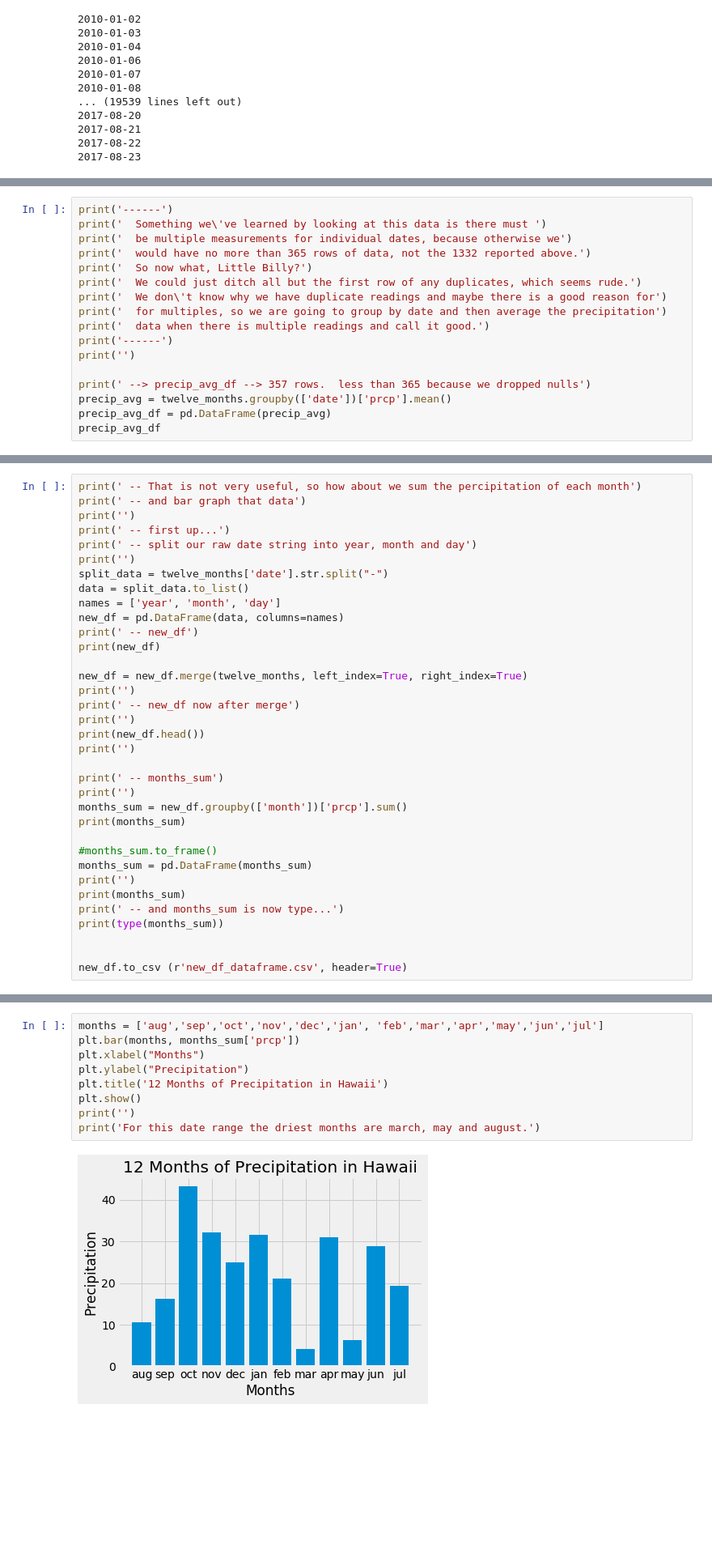
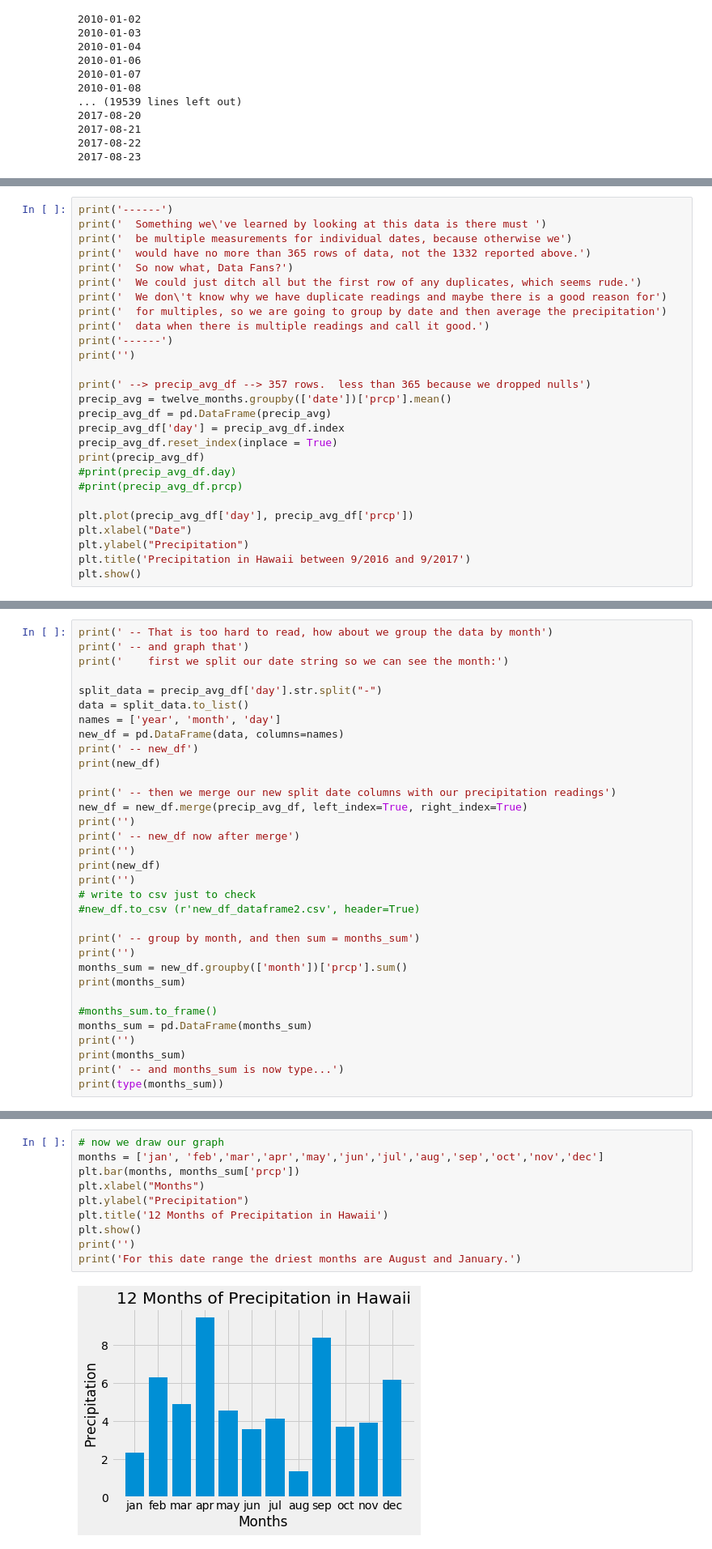
Before and after one commit to stephenbpeters/sqlalchemy-challenge, a Jupyter notebook: climate.ipynb, the cells around one changed output, grey strips where cells are left out. Shown at 81% size. Cells and saved outputs as stored; diff of their text form; blank space fills up the shorter version.

Commit message:
first section done

```diff
--- a/climate.ipynb
+++ b/climate.ipynb
@@ -206,7 +206,7 @@ print('------')
 print('  Something we\'ve learned by looking at this data is there must ')
 print('  be multiple measurements for individual dates, because otherwise we')
 print('  would have no more than 365 rows of data, not the 1332 reported above.')
-print('  So now what, Little Billy?')
+print('  So now what, Data Fans?')
 print('  We could just ditch all but the first row of any duplicates, which seems rude.')
 print('  We don\'t know why we have duplicate readings and maybe there is a good reason for')
 print('  for multiples, so we are going to group by date and then average the precipitation')
@@ -217,7 +217,17 @@ print('')
 print(' --> precip_avg_df --> 357 rows.  less than 365 because we dropped nulls')
 precip_avg = twelve_months.groupby(['date'])['prcp'].mean()
 precip_avg_df = pd.DataFrame(precip_avg)
-precip_avg_df
+precip_avg_df['day'] = precip_avg_df.index
+precip_avg_df.reset_index(inplace = True)
+print(precip_avg_df)
+#print(precip_avg_df.day)
+#print(precip_avg_df.prcp)
+
+plt.plot(precip_avg_df['day'], precip_avg_df['prcp'])
+plt.xlabel("Date")
+plt.ylabel("Precipitation")
+plt.title('Precipitation in Hawaii between 9/2016 and 9/2017')
+plt.show()
 # %% [output]
 ------
   Something we've learned by looking at this data is there must
@@ -258,25 +250,26 @@ plt.show()
 # %%
-print(' -- That is not very useful, so how about we sum the percipitation of each month')
-print(' -- and bar graph that data')
-print('')
-print(' -- first up...')
-print(' -- split our raw date string into year, month and day')
-print('')
-split_data = twelve_months['date'].str.split("-")
+print(' -- That is too hard to read, how about we group the data by month')
+print(' -- and graph that')
+print('    first we split our date string so we can see the month:')
+
+split_data = precip_avg_df['day'].str.split("-")
 data = split_data.to_list()
 names = ['year', 'month', 'day']
 new_df = pd.DataFrame(data, columns=names)
 print(' -- new_df')
 print(new_df)
 
-new_df = new_df.merge(twelve_months, left_index=True, right_index=True)
+print(' -- then we merge our new split date columns with our precipitation readings')
+new_df = new_df.merge(precip_avg_df, left_index=True, right_index=True)
 print('')
 print(' -- new_df now after merge')
 print('')
-print(new_df.head())
+print(new_df)
 print('')
+# write to csv just to check
+#new_df.to_csv (r'new_df_dataframe2.csv', header=True)
 
-print(' -- months_sum')
+print(' -- group by month, and then sum = months_sum')
 print('')
 months_sum = new_df.groupby(['month'])['prcp'].sum()
 print(months_sum)
@@ -287,7 +280,4 @@ print('')
 print(months_sum)
 print(' -- and months_sum is now type...')
 print(type(months_sum))
-
-
-new_df.to_csv (r'new_df_dataframe.csv', header=True)
 # %% [output]
@@ -309,13 +299,14 @@ new_df.to_csv (r'new_df_dataframe.csv', header=True)
  -- and months_sum is now type...
 <class 'pandas.core.frame.DataFrame'>
 # %%
-months = ['aug','sep','oct','nov','dec','jan', 'feb','mar','apr','may','jun','jul']
+# now we draw our graph
+months = ['jan', 'feb','mar','apr','may','jun','jul','aug','sep','oct','nov','dec']
 plt.bar(months, months_sum['prcp'])
 plt.xlabel("Months")
 plt.ylabel("Precipitation")
 plt.title('12 Months of Precipitation in Hawaii')
 plt.show()
 print('')
-print('For this date range the driest months are march, may and august.')
+print('For this date range the driest months are August and January.')
 # %% [output]
-[figure, old version]
+[figure, new version]
```
Also changed, not shown: parts of 10 cells of this notebook.
